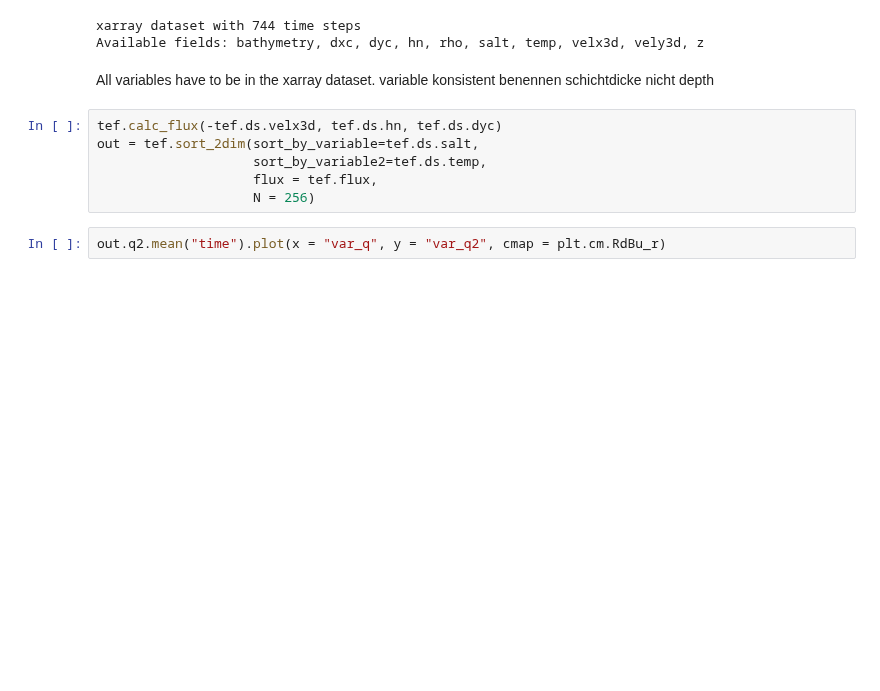
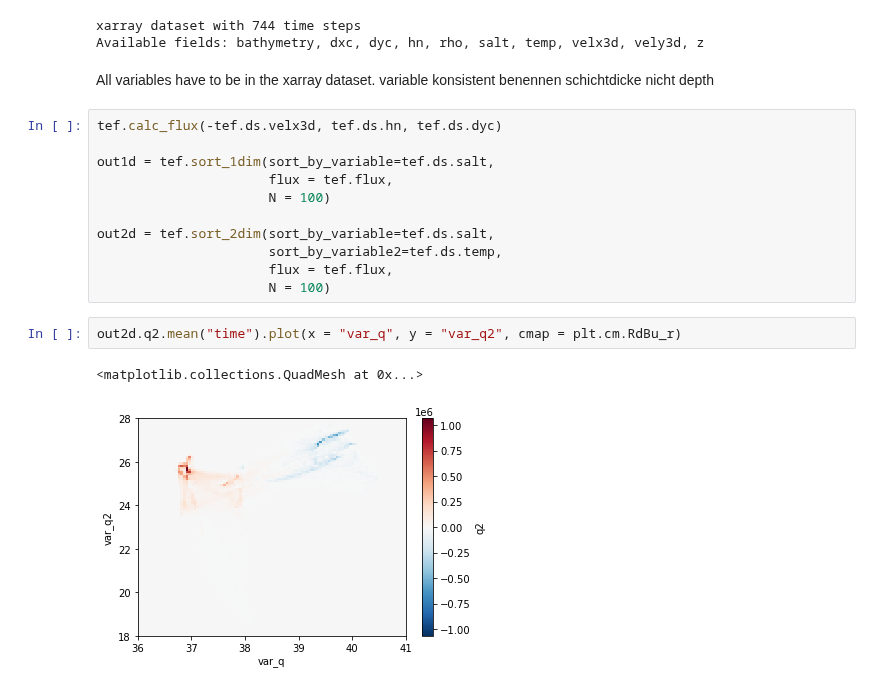
Before and after one commit to florianboergel/pyTEF, a Jupyter notebook: 00_tef_core.ipynb, the cells around one changed output. Drawn from its saved outputs; the diff is of its cells as text; blank space fills up the shorter version.

```diff
--- a/00_tef_core.ipynb
+++ b/00_tef_core.ipynb
@@ -385,11 +383,19 @@ variable konsistent benennen
 schichtdicke nicht depth
 # %%
 tef.calc_flux(-tef.ds.velx3d, tef.ds.hn, tef.ds.dyc)
-out = tef.sort_2dim(sort_by_variable=tef.ds.salt,
-                    sort_by_variable2=tef.ds.temp,
-                    flux = tef.flux,
-                    N = 256)
+
+out1d = tef.sort_1dim(sort_by_variable=tef.ds.salt,
+                      flux = tef.flux,
+                      N = 100)
+
+out2d = tef.sort_2dim(sort_by_variable=tef.ds.salt,
+                      sort_by_variable2=tef.ds.temp,
+                      flux = tef.flux,
+                      N = 100)
 # %%
-out.q2.mean("time").plot(x = "var_q", y = "var_q2", cmap = plt.cm.RdBu_r)
+out2d.q2.mean("time").plot(x = "var_q", y = "var_q2", cmap = plt.cm.RdBu_r)
+# %% [output]
+<matplotlib.collections.QuadMesh at 0x...>
+[figure, added]
 # %%
 f, ax = plt.subplots(1)
```
Also changed, not shown: parts of 2 cells of this notebook, 1 other file.
